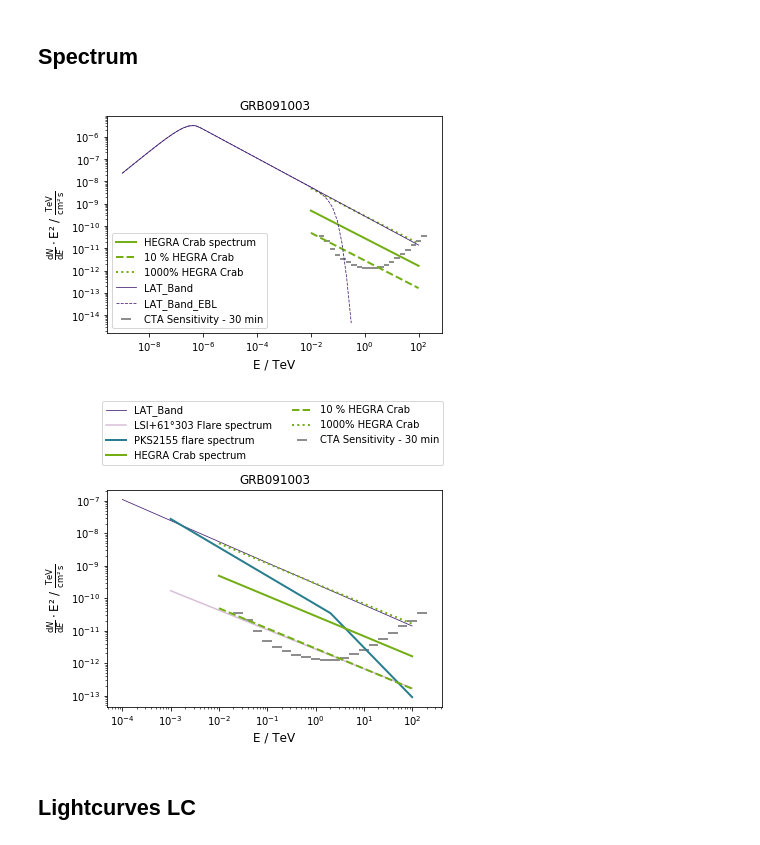
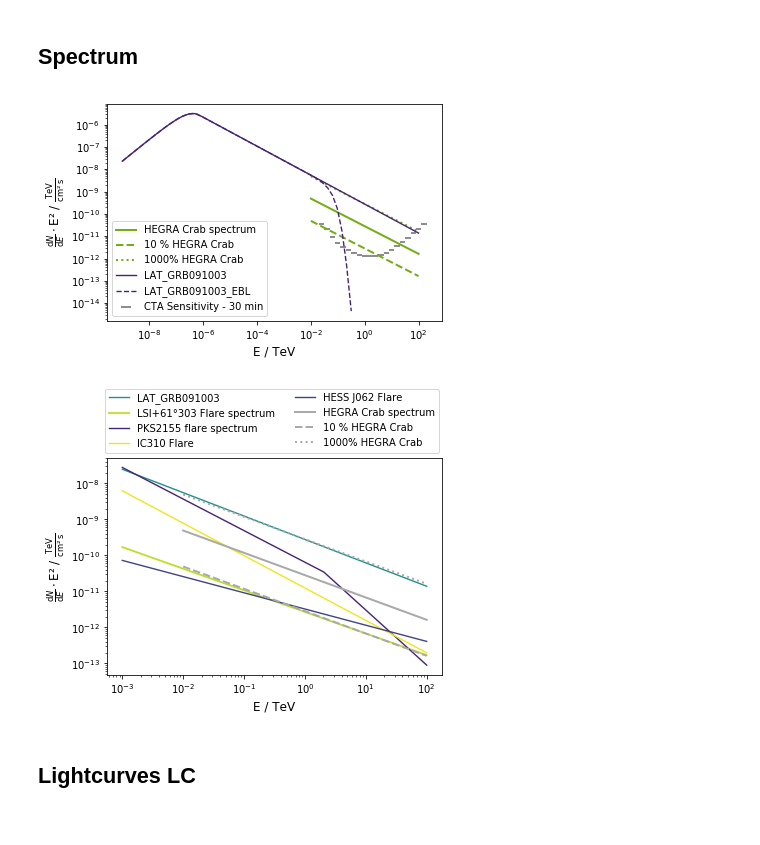
Before and after one commit to JanaMo/Project_Master, a Jupyter notebook: Plots.ipynb, the cells around one changed output. Cells and saved outputs as stored; diff of their text form; code cells hidden in the pictures.

Commit message:
Add Transient_search Plots

```diff
--- a/Plots.ipynb
+++ b/Plots.ipynb
@@ -55,21 +59,21 @@ viridis0 = cmap(0.98)
 # %% [markdown]
 ## Spectrum
 # %%
-plot_Sens('Tev','binwise')
-plot_HEGRA_Crab(-2,2,True)
+plot_Sens('Tev','binwise','dimgray')
+plot_HEGRA_Crab(-2,2,True,tugreen)
 plot_Flux_Energy_LAT('GRB090926',-9,2,True,False,0,viridis10)
 plot_Flux_Energy_LAT('GRB090926',-9,-0.5,True,True,2.14,viridis10)
 #plt.savefig('Plots/GRB_Example.pdf',bbox_inches = 'tight')
 plt.savefig('Plots/jpeg/GRB_Example.jpeg',bbox_inches = 'tight')
 plt.clf()
-plot_Sens('Tev','binwise')
-plot_HEGRA_Crab(-2,2,True)
+plot_Sens('Tev','binwise','dimgray')
+plot_HEGRA_Crab(-2,2,True,tugreen)
 plot_Flux_Energy_LAT('GRB091003',-9,2,True,False,0,viridis10)
 plot_Flux_Energy_LAT('GRB091003',-9,-0.5,True,True,2.14,viridis10)
-#plt.savefig('Plots/GRB_Example2.pdf',bbox_inches = 'tight')
-plt.savefig('Plots/jpeg/GRB_Example2.jpeg',bbox_inches = 'tight')
+plt.savefig('Plots/GRB_Example2.pdf',bbox_inches = 'tight')
+#plt.savefig('Plots/jpeg/GRB_Example2.jpeg',bbox_inches = 'tight')
 # %% [output]
-[figure, old version]
+[figure, new version]
 # %%
 '''
 Fitting functions
@@ -135,19 +136,18 @@ Results_Flare = Broken(Eplot,E0,EB_Flare,Phi0_Flare,alpha_Flare,beta_Flare)
 Values_Flare = unp.nominal_values(Results_Flare)
 Errors_Flare = unp.std_devs(Results_Flare)
 # %%
-plot_Flux_Energy_LAT('GRB091003',-4,2,True,False,1.99,viridis10)
-#plot_Flux_Energy_LAT('GRB090926',-4,2,True,False,1.99,'indigo')
-#plot_Flux_Energy_LAT('GRB110721',-4,2,True,False,1.99,'indigo')
-Eplot = np.linspace(0.001,100)
-plt.plot(Eplot,Values_LS*Eplot*Eplot, color='thistle',label='LSI+61°303 Flare spectrum')
-plt.plot(Eplot,Values_Flare*Eplot*Eplot, color=viridis6,lw=2,label='PKS2155 flare spectrum')
-plot_Sens('Tev','binwise')
-plot_HEGRA_Crab(-2,2,True)
-plt.legend(bbox_to_anchor=(-0.03, 1.09, 1., .101),ncol=2)
-plt.savefig('Plots/Comparison.pdf')
-#plt.savefig('Plots/jpeg/Comparison.jpeg')
+plot_Flux_Energy_LAT('GRB091003',-3,2,True,False,1.99,viridis5)
+plt.plot(Eplot,Values_LSI*Eplot*Eplot, color=viridis1,lw=1.8,label='LSI+61°303 Flare spectrum')
+plt.plot(Eplot,Values_Flare*Eplot*Eplot, color=viridis10,lw=1.4,label='PKS2155 flare spectrum')
+plt.plot(Eplot,Values_IC310,color=viridis0,lw=1.4,label='IC310 Flare')
+plt.plot(Eplot,Values_Hess*Eplot*Eplot,color=viridis9, lw=1.4, label='HESS J062 Flare')
+#plot_Sens('Tev','binwise')
+plot_HEGRA_Crab(-2,2,True,'darkgrey')
+plt.legend(bbox_to_anchor=(-0.02, 1.0, 1., .101),ncol=2)
+plt.savefig('Plots/Comparison.pdf',bbox_inches = 'tight')
+#plt.savefig('Plots/jpeg/Comparison.jpeg',bbox_inches = 'tight')
 # %% [output]
-[figure, old version]
+[figure, new version]
 # %% [markdown]
 ## Lightcurves LC
 # %%
```
Also changed, not shown: parts of 13 cells of this notebook, 46 other files.
